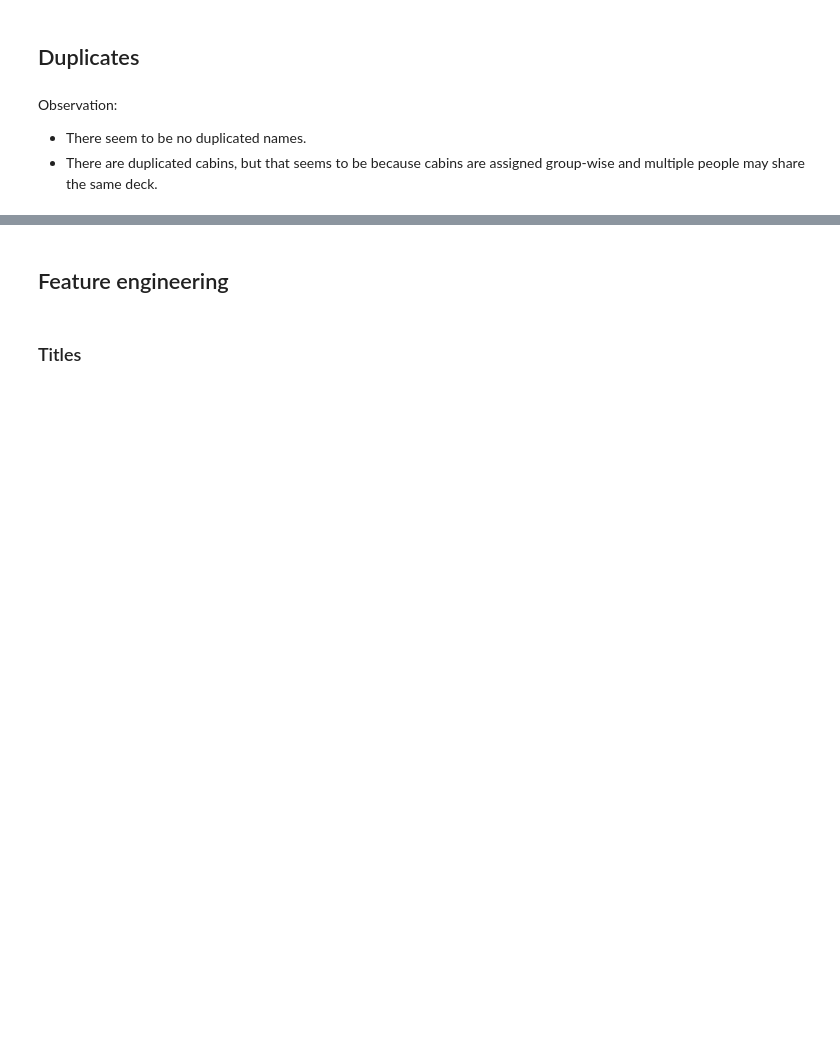
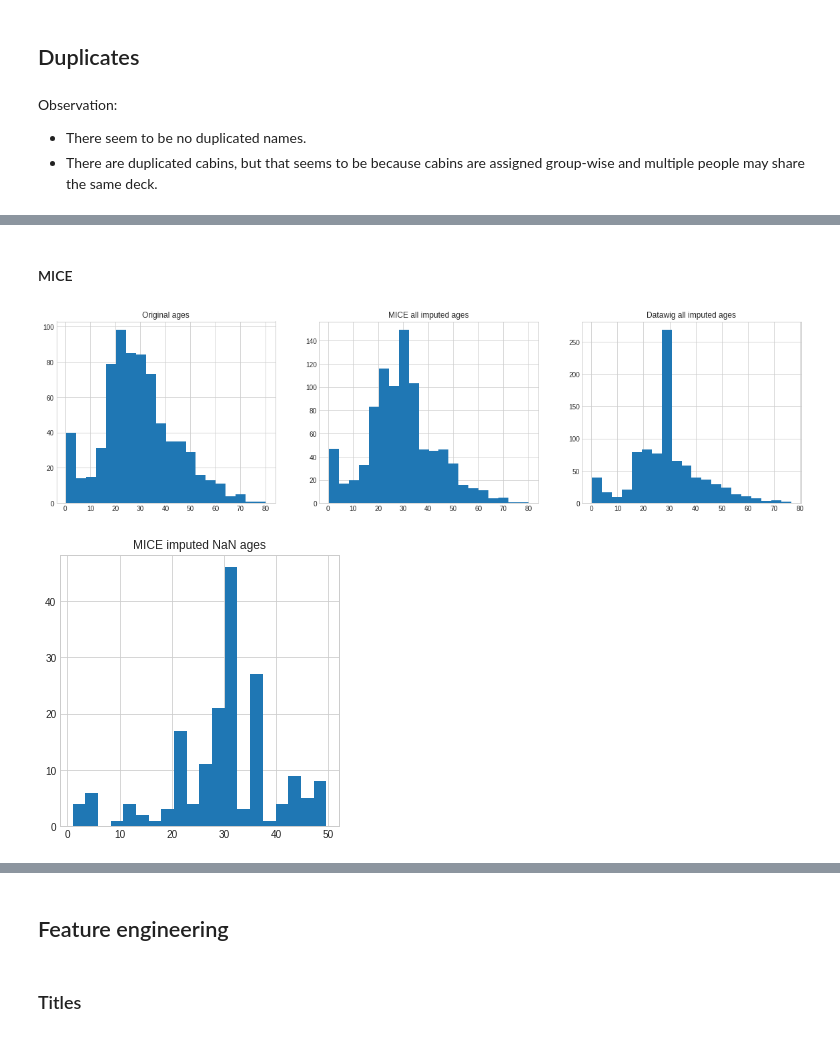
Before and after one commit to mirgee/data_projects, a Jupyter notebook: titanic/titanic.ipynb, the cells around one changed output, grey strips where cells are left out. Cells and saved outputs as stored; diff of their text form; code cells hidden in the pictures; blank space fills up the shorter version.

```diff
--- a/titanic/titanic.ipynb
+++ b/titanic/titanic.ipynb
@@ -148,0 +291,2 @@ Observation:
+# %% [markdown]
+#### MICE
@@ -148,0 +308,21 @@ Observation:
+# %%
+mice_imp = train_mice(df_train, test_size=0.0)
+mice_imp[mice_imp <= 0] = 1
+fig, ax = plt.subplots(1, 3, figsize=(20, 5))
+bins = 20
+ax[0].hist(df_train['Age'].dropna(), bins=bins)
+ax[0].set_title('Original ages')
+ax[1].hist(mice_imp, bins=bins)
+ax[1].set_title('MICE all imputed ages')
+ax[2].hist(dtwg_imp.values, bins=bins)
+ax[2].set_title('Datawig all imputed ages')
+fig.show()
+
+fig, ax = plt.subplots(1, 1, figsize=(5, 5))
+missing = df_train['Age'].isnull()
+ax.hist(mice_imp[missing].values, bins=bins)
+ax.set_title('MICE imputed NaN ages')
+fig.show()
+# %% [output]
+[figure, added]
+[figure, added]
```
Also changed, not shown: parts of 33 cells of this notebook.
